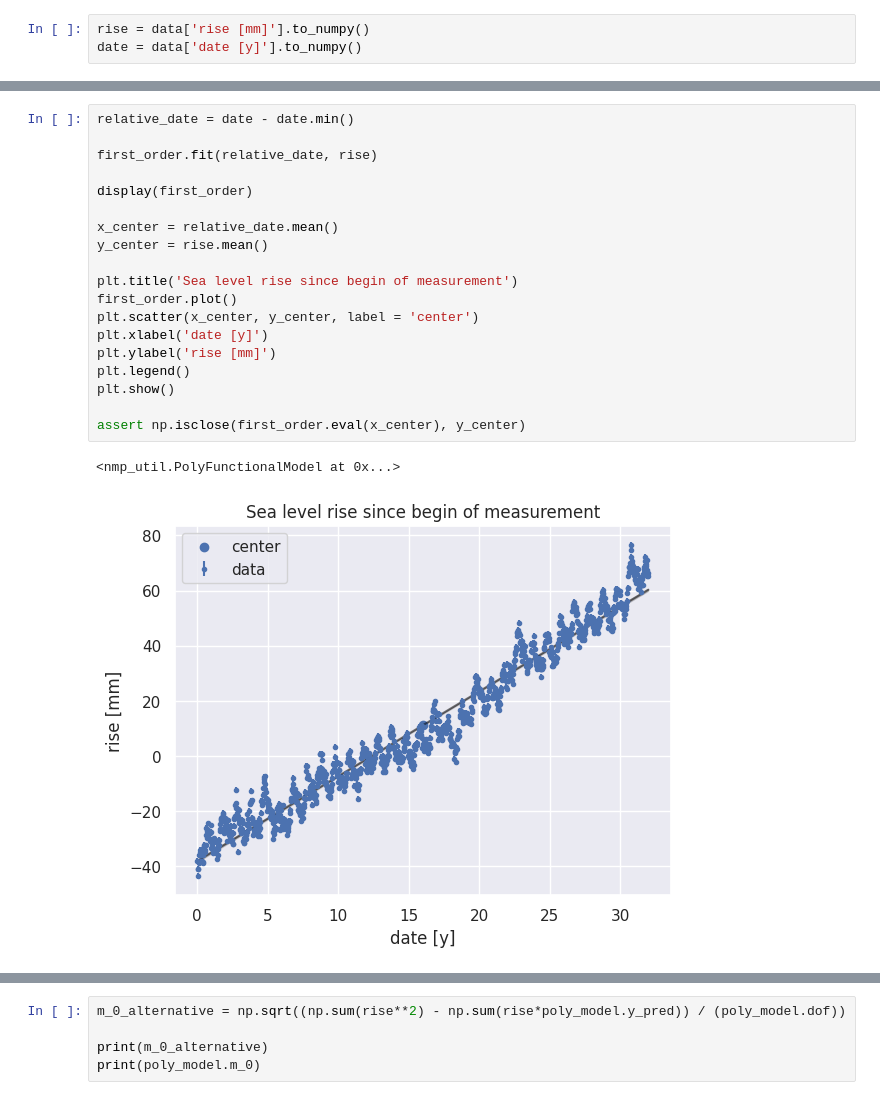
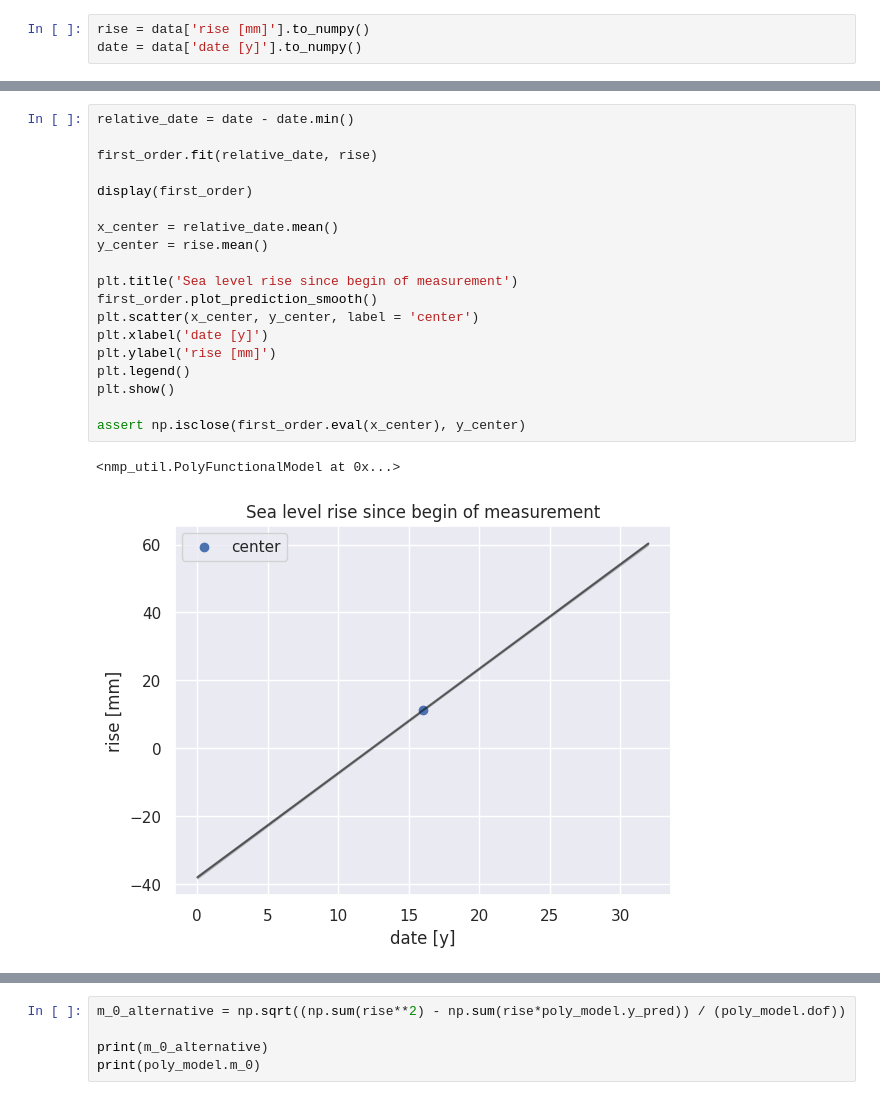
Before and after one commit to SecretGmG/nmp_exercises, a Jupyter notebook: serie3.ipynb, the cells around one changed output, grey strips where cells are left out. Cells and saved outputs as stored; diff of their text form.

```diff
--- a/serie3.ipynb
+++ b/serie3.ipynb
@@ -84,25 +84,25 @@ assert np.isclose(first_order.eval(x_center), y_center)
 # %%
 relative_date = date - date.min()
 
 first_order.fit(relative_date, rise)
 
 display(first_order)
 
 x_center = relative_date.mean()
 y_center = rise.mean()
 
 plt.title('Sea level rise since begin of measurement')
-first_order.plot()
+first_order.plot_prediction_smooth()
 plt.scatter(x_center, y_center, label = 'center')
 plt.xlabel('date [y]')
 plt.ylabel('rise [mm]')
 plt.legend()
 plt.show()
 
 assert np.isclose(first_order.eval(x_center), y_center)
 # %% [output]
 <nmp_util.PolyFunctionalModel at 0x...>
-[figure, old version]
+[figure, new version]
 # %%
 order = 6
 
```
Also changed, not shown: parts of 5 cells of this notebook, 10 other files.
